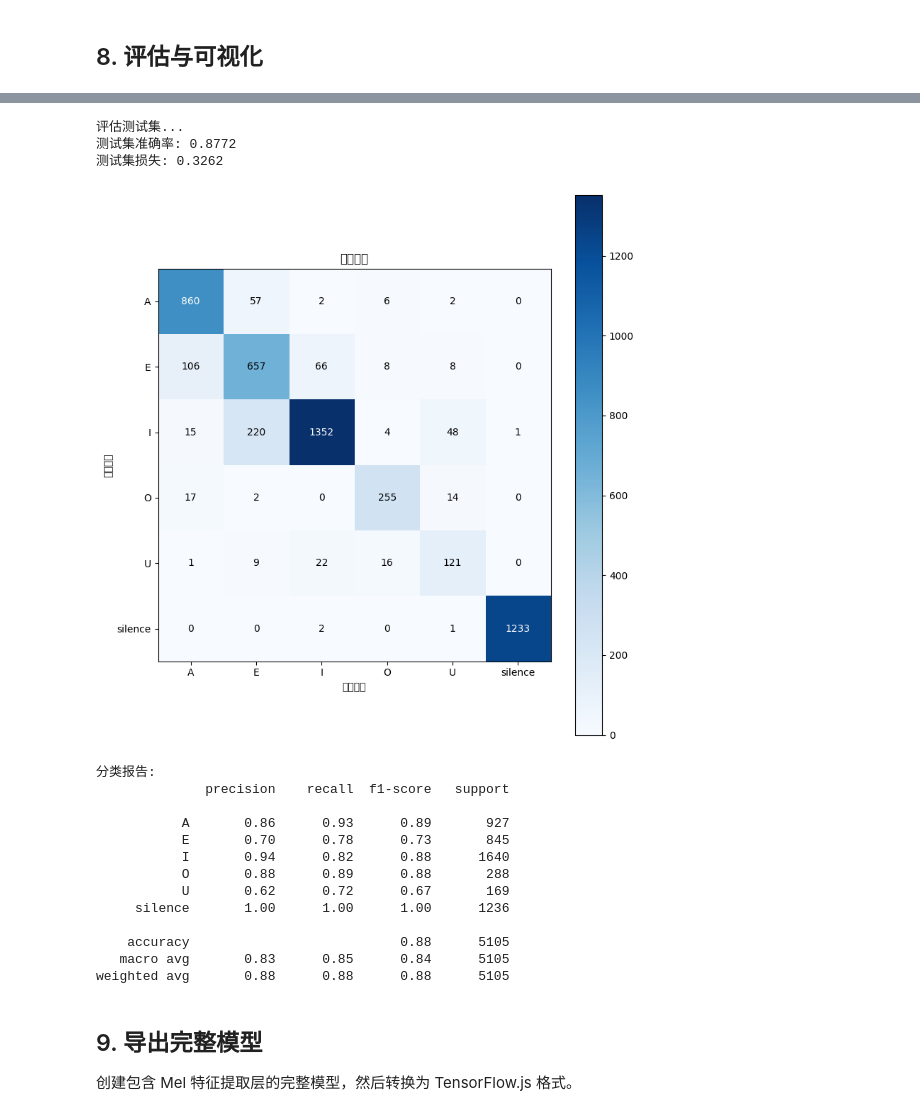
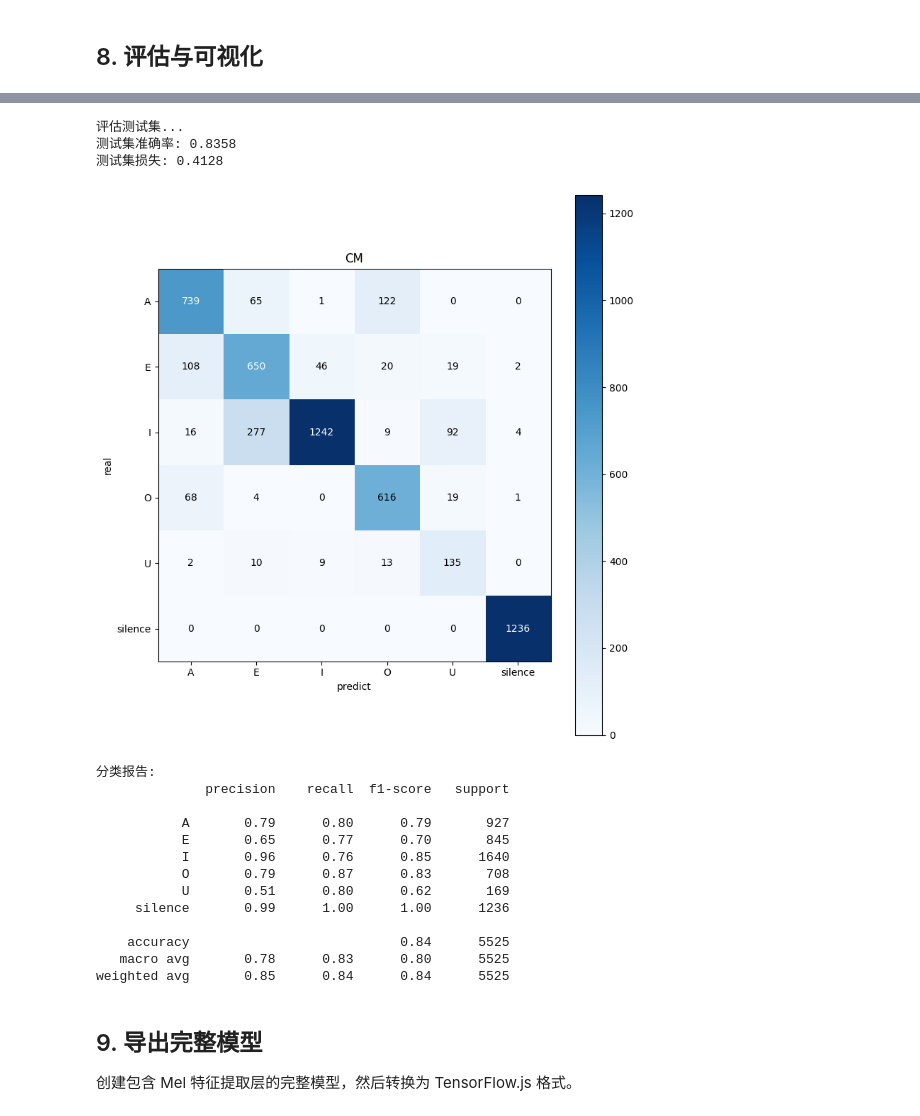
Before and after one commit to Laurence-042/oral-oiiaioiiiai, a Jupyter notebook: model/Vowel_CNN_Training.ipynb, the cells around one changed output, grey strips where cells are left out. Drawn from its saved outputs; the diff is of its cells as text; code cells hidden in the pictures.

```diff
--- a/model/Vowel_CNN_Training.ipynb
+++ b/model/Vowel_CNN_Training.ipynb
@@ -183,31 +180,38 @@ NUM_CLASSES = len(VOWEL_CLASSES)
 
 # 音素到元音的映射 (TIMIT 音素集)
 # 参考: https://en.wikipedia.org/wiki/ARPABET
-# 修正: ao 应该是 O 类 (如 "thought", "law")，不是 A 类
+#
+# ⚠️ 简化版：只保留最典型、最纯粹的音素
+# 目标是中文用户的 A/E/I/O/U 发音
+#
 PHONEME_TO_VOWEL = {
     # A 类 - /ɑ/, /æ/ 类元音 (father, cat)
-    'aa': 'A',   # odd, father
-    'ae': 'A',   # at, cat
+    'aa': 'A',   # odd, father - 最典型的 A
+    # 'ae': 'A',   # at, cat - /æ/ 太接近 E
     # 'ah': 'A',   # hut, but (schwa 归入 A)
     # 'ax': 'A',   # about (schwa)
     # 'aw': 'A',   # cow, how (双元音以 A 开头)
     # 'ay': 'A',   # hide, my (双元音以 A 开头)
+
     # E 类 - /ɛ/, /eɪ/ 类元音 (bed, say)
-    'eh': 'E',   # red, bed
-    'ey': 'E',   # ate, say
+    'eh': 'E',   # red, bed - 最典型的 E
+    # 'ey': 'E',   # ate, say - /eɪ/ 双元音，结尾带 I 色彩
     # 'er': 'E',   # bird, her (r-colored)
     # 'axr': 'E',  # butter (r-colored schwa)
+
     # I 类 - /ɪ/, /i/ 类元音 (bit, beat)
-    'ih': 'I',   # it, bit
-    'iy': 'I',   # eat, beat
+    'iy': 'I',   # eat, beat - 最典型的 I
+    # 'ih': 'I',   # it, bit - /ɪ/ 太接近 E
     # 'ix': 'I',   # roses (reduced i)
+
     # O 类 - /ɔ/, /oʊ/ 类元音 (thought, go)
-    # 'ao': 'O',   # ought, thought, law
+    'ao': 'O',   # ought, thought, law
     'ow': 'O',   # oat, go
     # 'oy': 'O',   # toy, boy (双元音以 O 开头)
+
     # U 类 - /ʊ/, /u/ 类元音 (book, boot)
-    'uh': 'U',   # hood, book
-    'uw': 'U',   # two, boot
+    'uw': 'U',   # two, boot - 最典型的 U
+    # 'uh': 'U',   # hood, book - /ʊ/ 太短促
     # 'ux': 'U',   # toot (reduced u)
 }
 
@@ -222,7 +226,7 @@ print(f"TIMIT 路径: {TIMIT_DIR}")
 print(f"输出目录: {OUTPUT_DIR}")
 
 # 显示音素映射统计
-print(f"\n音素映射统计:")
+print(f"\n音素映射统计 (简化版):")
 for vowel in VOWEL_CLASSES[:-1]:  # 排除 silence
     phonemes = [p for p, v in PHONEME_TO_VOWEL.items() if v == vowel]
     print(f"  {vowel}: {len(phonemes)} 个音素 - {phonemes}")
@@ -1488,52 +1586,52 @@ pred_labels = np.argmax(predictions, axis=1)
 # 混淆矩阵
 cm = confusion_matrix(test_labels, pred_labels)
 
 fig, ax = plt.subplots(figsize=(8, 8))
 im = ax.imshow(cm, interpolation='nearest', cmap=plt.cm.Blues)
 ax.figure.colorbar(im, ax=ax)
 
 ax.set(
     xticks=np.arange(NUM_CLASSES),
     yticks=np.arange(NUM_CLASSES),
     xticklabels=VOWEL_CLASSES,
     yticklabels=VOWEL_CLASSES,
-    title='混淆矩阵',
-    ylabel='真实标签',
-    xlabel='预测标签'
+    title='CM',
+    ylabel='real',
+    xlabel='predict'
 )
 
 thresh = cm.max() / 2.
 for i in range(NUM_CLASSES):
     for j in range(NUM_CLASSES):
         ax.text(j, i, format(cm[i, j], 'd'),
                ha="center", va="center",
                color="white" if cm[i, j] > thresh else "black")
 
 plt.tight_layout()
 plt.savefig(os.path.join(OUTPUT_DIR, 'confusion_matrix.png'), dpi=150)
 plt.show()
 
 # 分类报告
 print("\n分类报告:")
 print(classification_report(test_labels, pred_labels, target_names=VOWEL_CLASSES))
 # %% [output]
 评估测试集...
-测试集准确率: 0.8772
-测试集损失: 0.3262
+测试集准确率: 0.8358
+测试集损失: 0.4128
-[figure, old version]
+[figure, new version]
 分类报告:
               precision    recall  f1-score   support
 
-           A       0.86      0.93      0.89       927
-           E       0.70      0.78      0.73       845
-           I       0.94      0.82      0.88      1640
-           O       0.88      0.89      0.88       288
-           U       0.62      0.72      0.67       169
-     silence       1.00      1.00      1.00      1236
+           A       0.79      0.80      0.79       927
+           E       0.65      0.77      0.70       845
+           I       0.96      0.76      0.85      1640
+           O       0.79      0.87      0.83       708
+           U       0.51      0.80      0.62       169
+     silence       0.99      1.00      1.00      1236
 
-    accuracy                           0.88      5105
-   macro avg       0.83      0.85      0.84      5105
-weighted avg       0.88      0.88      0.88      5105
+    accuracy                           0.84      5525
+   macro avg       0.78      0.83      0.80      5525
+weighted avg       0.85      0.84      0.84      5525
 # %% [markdown]
 ## 9. 导出完整模型
 
```
Also changed, not shown: parts of 15 cells of this notebook.
